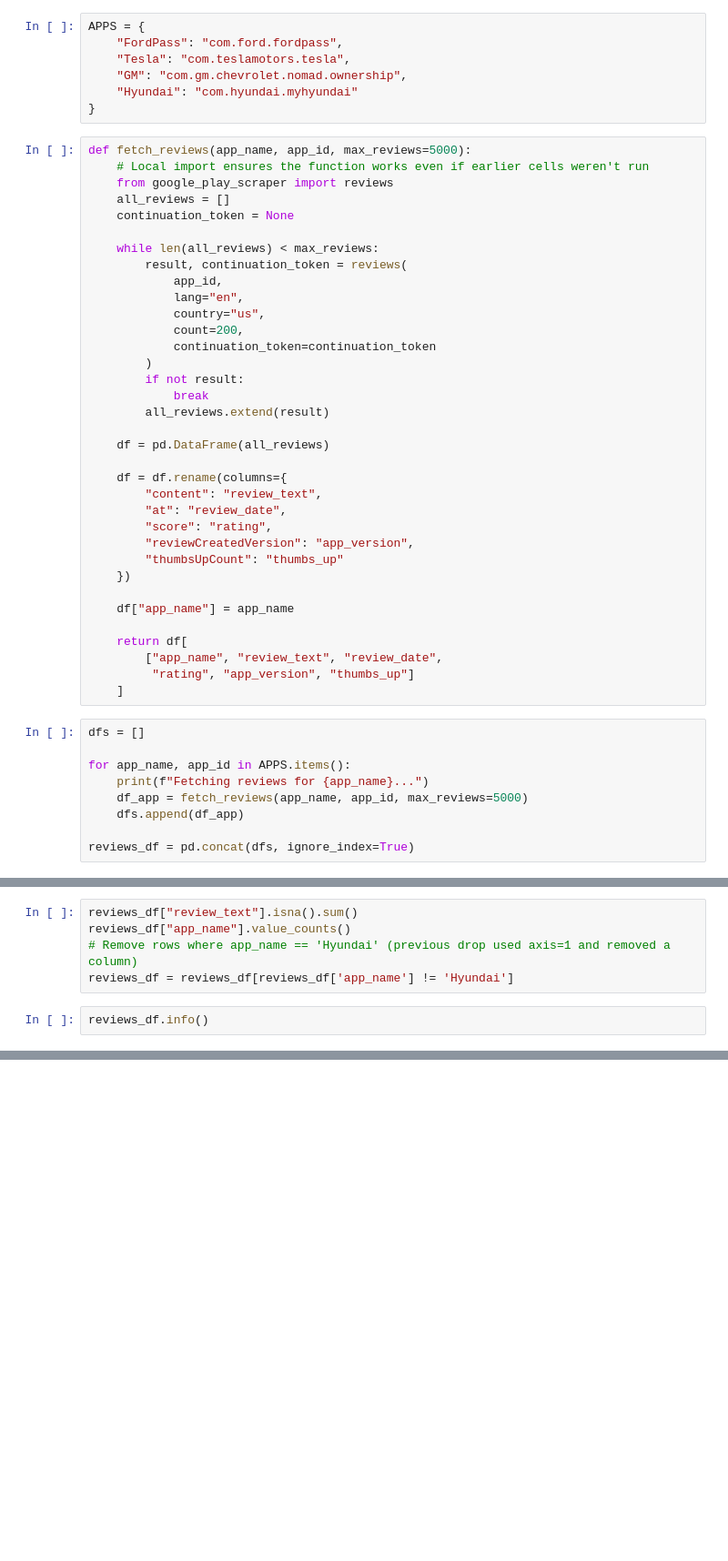
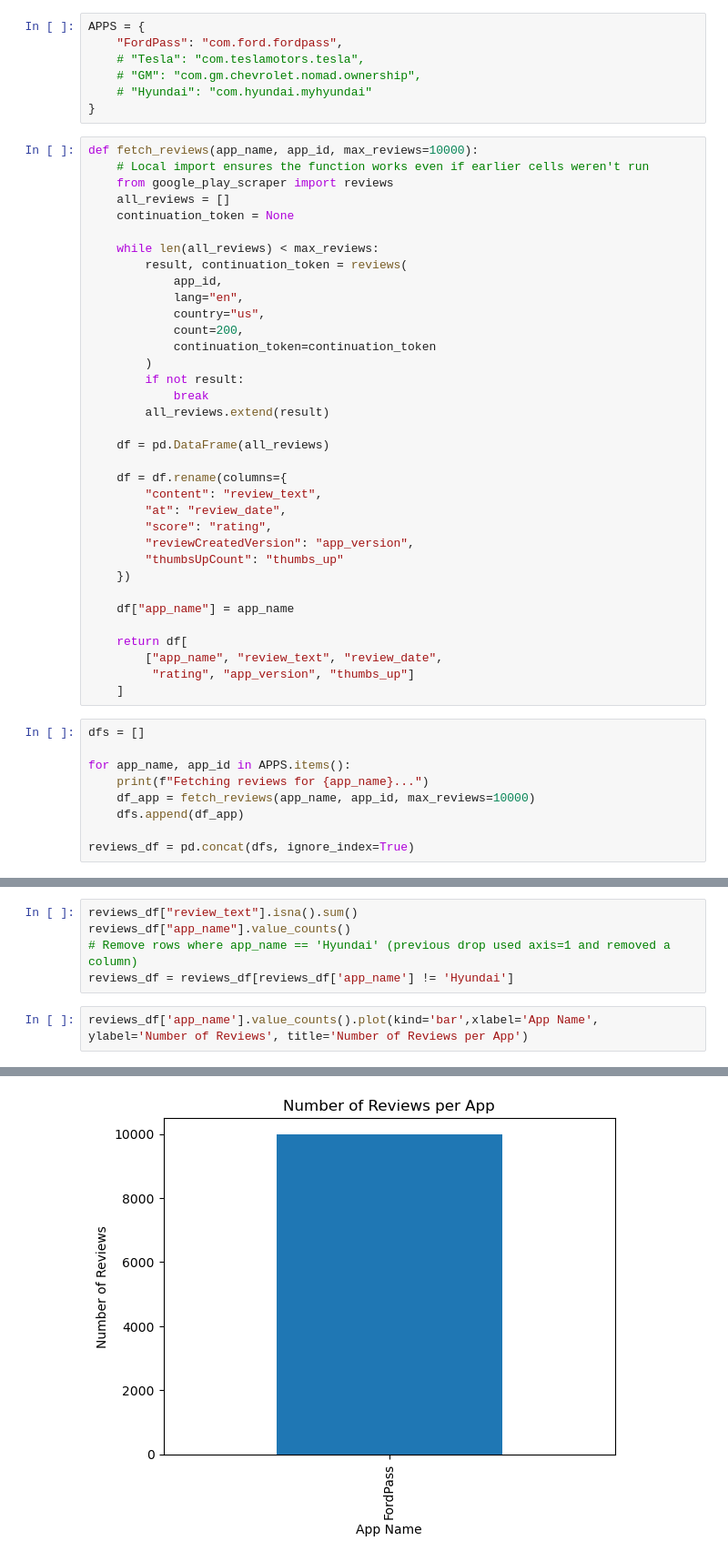
Before and after one commit to rheapple22-sys/Y-FordPass-Reviews, a Jupyter notebook: Data_Prep.ipynb, the cells around one changed output, grey strips where cells are left out. Shown at 91% size. Drawn from its saved outputs; the diff is of its cells as text; blank space fills up the shorter version.

```diff
--- a/Data_Prep.ipynb
+++ b/Data_Prep.ipynb
@@ -5,12 +6,12 @@ from datetime import datetime
 # %%
 APPS = {
     "FordPass": "com.ford.fordpass",
-    "Tesla": "com.teslamotors.tesla",
-    "GM": "com.gm.chevrolet.nomad.ownership",
-    "Hyundai": "com.hyundai.myhyundai"
+    # "Tesla": "com.teslamotors.tesla",
+    # "GM": "com.gm.chevrolet.nomad.ownership",
+    # "Hyundai": "com.hyundai.myhyundai"
 }
 # %%
-def fetch_reviews(app_name, app_id, max_reviews=5000):
+def fetch_reviews(app_name, app_id, max_reviews=10000):
     # Local import ensures the function works even if earlier cells weren't run
     from google_play_scraper import reviews
     all_reviews = []
@@ -49,7 +50,7 @@ dfs = []
 
 for app_name, app_id in APPS.items():
     print(f"Fetching reviews for {app_name}...")
-    df_app = fetch_reviews(app_name, app_id, max_reviews=5000)
+    df_app = fetch_reviews(app_name, app_id, max_reviews=10000)
     dfs.append(df_app)
 
 reviews_df = pd.concat(dfs, ignore_index=True)
@@ -84,5 +82,5 @@ reviews_df["app_name"].value_counts()
 # Remove rows where app_name == 'Hyundai' (previous drop used axis=1 and removed a column)
 reviews_df = reviews_df[reviews_df['app_name'] != 'Hyundai']
 # %%
-reviews_df.info()
+reviews_df['app_name'].value_counts().plot(kind='bar',xlabel='App Name', ylabel='Number of Reviews', title='Number of Reviews per App')
 # %% [output]
@@ -91,0 +88 @@ Empty DataFrame
+[figure, added]
```
Also changed, not shown: parts of 5 cells of this notebook, 2 other files.
